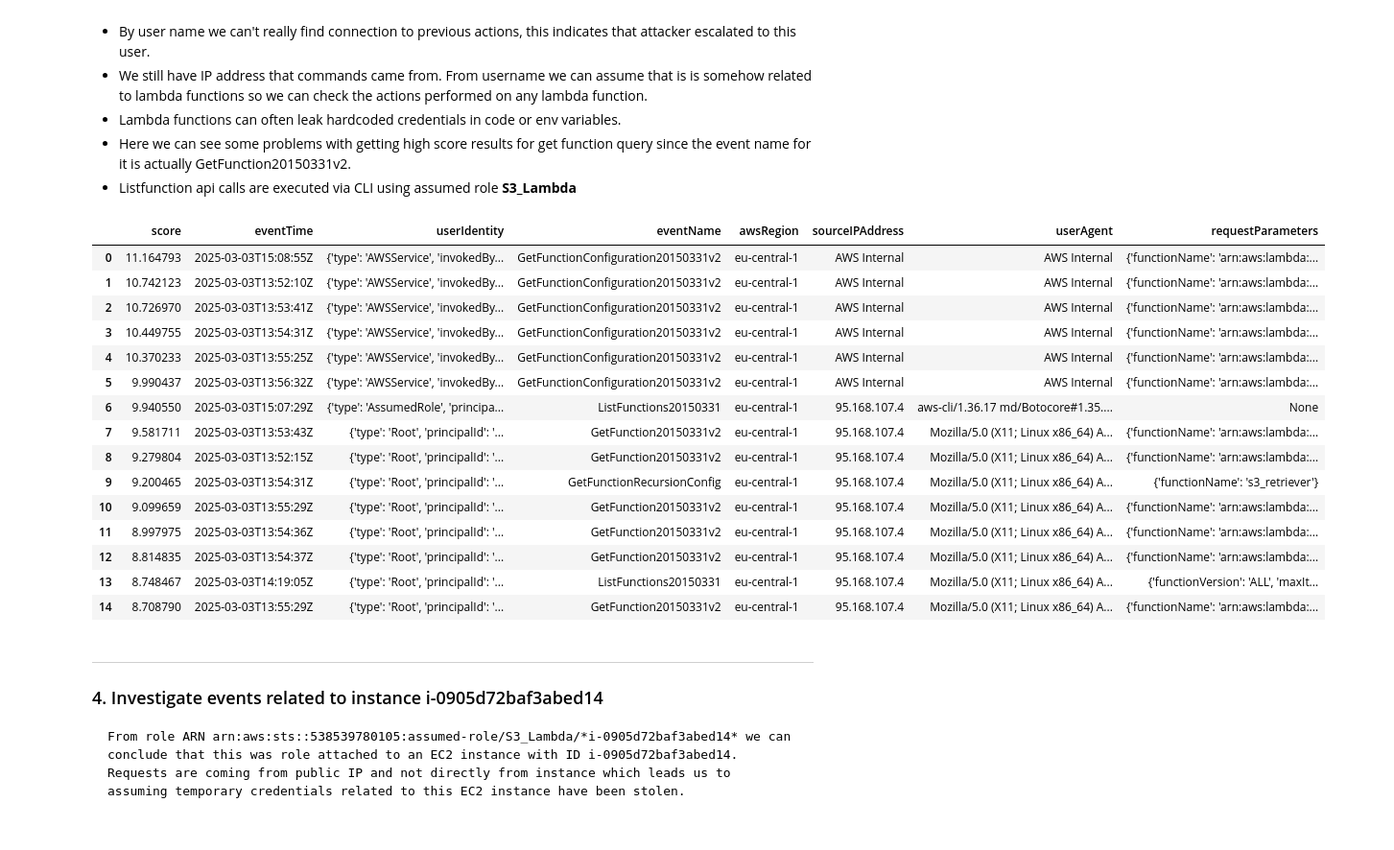
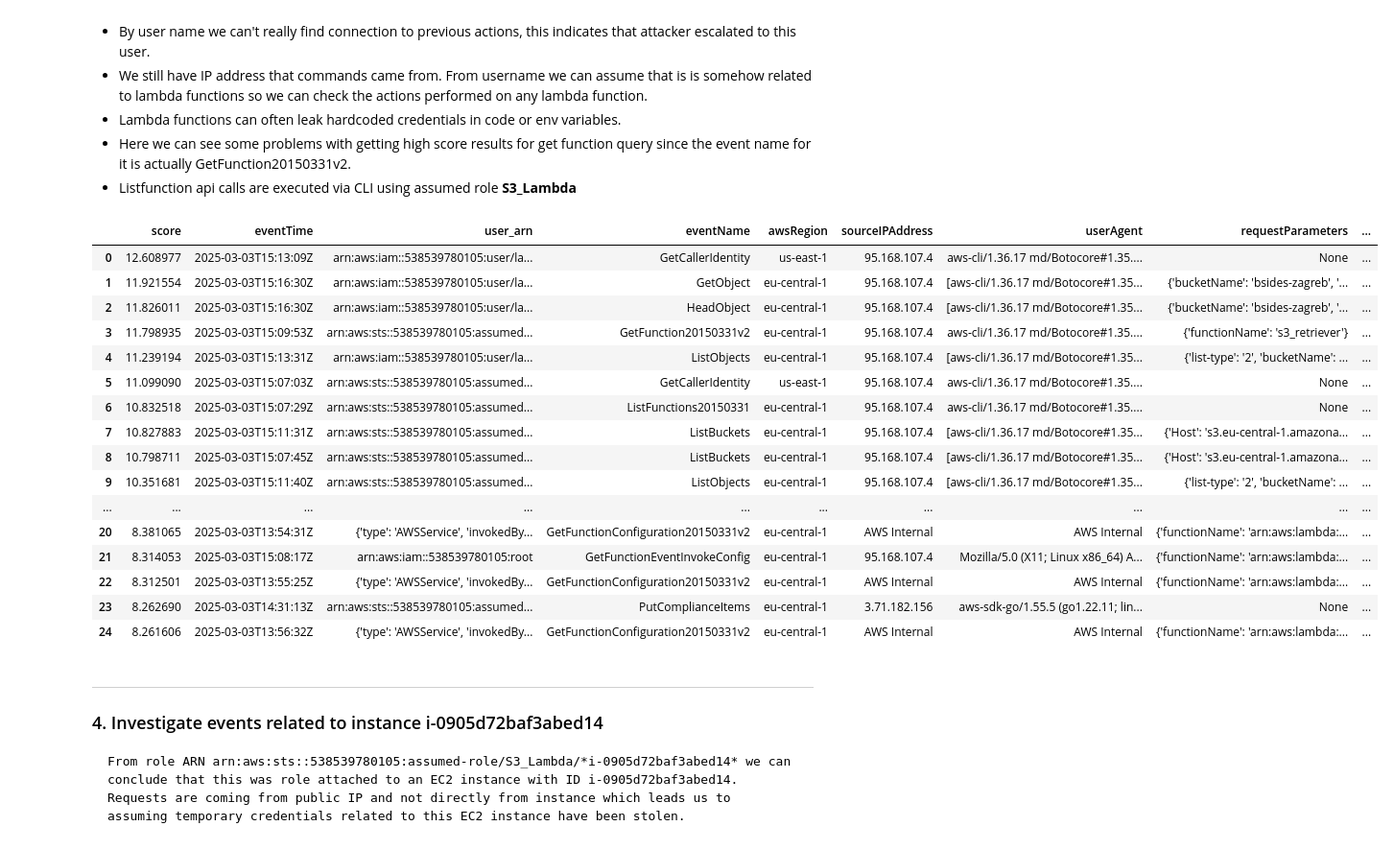
Before and after one commit to filipzag/vector-search-soc, a Jupyter notebook: vector-search-soc/vector_search_soc/vector_search_demo.ipynb, the cells around one changed output. Shown at 96% size. Saved outputs shown, nothing was run; the diff lists cells and outputs as text; code cells hidden in the pictures.

```diff
--- a/vector-search-soc/vector_search_soc/vector_search_demo.ipynb
+++ b/vector-search-soc/vector_search_soc/vector_search_demo.ipynb
@@ -90,7 +72,8 @@ display(df_cleaned)
 ---
     Here we can see the same query with sparse vector search using Elastics ELSER model. We get exact results ranked at top so we will continue with sparse vector search.
 # %%
-query = "get object from s3 bucket name bsides-zagreb"
+
+query = "get object from s3 bucket named bsides zagreb"
 #query = "download object from s3 bucket from public IP" results in top 5 and IP part doesn't make the difference
 
 response = client.search(
@@ -115,7 +98,8 @@ for hit in response["hits"]["hits"]:
     results.append(event_original)
 
 df_all = pd.DataFrame(results)
-df_cleaned= df_all[['score','eventTime','userIdentity', 'eventName', 'awsRegion', "sourceIPAddress", 'userAgent', 'requestParameters', 'resources']]
+df_all['user_arn'] = df_all['userIdentity'].apply(lambda x: x['arn'])
+df_cleaned= df_all[['score','eventTime','user_arn', 'eventName', 'awsRegion', "sourceIPAddress", 'userAgent', 'requestParameters', 'resources']]
 
 
 display(df_cleaned)
@@ -135,56 +119,62 @@ display(df_cleaned)
 - Here we can see some problems with getting high score results for get function query since the event name for it is actually GetFunction20150331v2.
 - Listfunction api calls are executed via CLI using assumed role **S3_Lambda**
 # %%
-query = "listfunctions"
 
-#query = "actions by user name lambda_s3_user from aws cli"
+
+query = "get lambda function user agent is botocore"
+
+#query = "actions from aws cli and source IP is 95.168.107.4" Bad results, doesn't really filter out stuff from this IP
+
+
 
 
 response = client.search(
     index=".ds-logs-aws.cloudtrail-default-2025.03.04-000016",
-    size=15,
+    size=25,
     query={
       "sparse_vector": {
         "field": "message_elser_v2",
-         "inference_id": ".elser_model_2_linux-x86_64_ingest",
+         "inference_id": ".elser_model_2_linux-x86_64",
           "query": query
 
   }
 },
 )
 
 results = []
 
 for hit in response["hits"]["hits"]:
 
     event_original = json.loads(hit["_source"]["event"]["original"])
     event_original['score'] = hit["_score"]
     results.append(event_original)
 
 
 df_all = pd.DataFrame(results)
-df_cleaned = df_all[['score','eventTime','userIdentity', 'eventName', 'awsRegion', "sourceIPAddress", 'userAgent', 'requestParameters']]
+df_all['user_arn'] = df_all['userIdentity'].apply(lambda x: x['arn'] if 'arn' in x.keys() else x)
+df_cleaned = df_all[['score','eventTime','user_arn', 'eventName', 'awsRegion', "sourceIPAddress", 'userAgent', 'requestParameters', "responseElements"]]
 
 pd.set_option('display.max_colwidth', None)
 
 display(df_cleaned)
 # %% [output]
-|  | score | eventTime | userIdentity | eventName | awsRegion | sourceIPAddress | userAgent | requestParameters |
-| 0 | 11.164793 | 2025-03-03T15:08:55Z | {'type': 'AWSService', 'invokedBy... | GetFunctionConfiguration20150331v2 | eu-central-1 | AWS Internal | AWS Internal | {'functionName': 'arn:aws:lambda:... |
-| 1 | 10.742123 | 2025-03-03T13:52:10Z | {'type': 'AWSService', 'invokedBy... | GetFunctionConfiguration20150331v2 | eu-central-1 | AWS Internal | AWS Internal | {'functionName': 'arn:aws:lambda:... |
-| 2 | 10.726970 | 2025-03-03T13:53:41Z | {'type': 'AWSService', 'invokedBy... | GetFunctionConfiguration20150331v2 | eu-central-1 | AWS Internal | AWS Internal | {'functionName': 'arn:aws:lambda:... |
-| 3 | 10.449755 | 2025-03-03T13:54:31Z | {'type': 'AWSService', 'invokedBy... | GetFunctionConfiguration20150331v2 | eu-central-1 | AWS Internal | AWS Internal | {'functionName': 'arn:aws:lambda:... |
-| 4 | 10.370233 | 2025-03-03T13:55:25Z | {'type': 'AWSService', 'invokedBy... | GetFunctionConfiguration20150331v2 | eu-central-1 | AWS Internal | AWS Internal | {'functionName': 'arn:aws:lambda:... |
-| 5 | 9.990437 | 2025-03-03T13:56:32Z | {'type': 'AWSService', 'invokedBy... | GetFunctionConfiguration20150331v2 | eu-central-1 | AWS Internal | AWS Internal | {'functionName': 'arn:aws:lambda:... |
-| 6 | 9.940550 | 2025-03-03T15:07:29Z | {'type': 'AssumedRole', 'principa... | ListFunctions20150331 | eu-central-1 | 95.168.107.4 | aws-cli/1.36.17 md/Botocore#1.35.... | None |
-| 7 | 9.581711 | 2025-03-03T13:53:43Z | {'type': 'Root', 'principalId': '... | GetFunction20150331v2 | eu-central-1 | 95.168.107.4 | Mozilla/5.0 (X11; Linux x86_64) A... | {'functionName': 'arn:aws:lambda:... |
-| 8 | 9.279804 | 2025-03-03T13:52:15Z | {'type': 'Root', 'principalId': '... | GetFunction20150331v2 | eu-central-1 | 95.168.107.4 | Mozilla/5.0 (X11; Linux x86_64) A... | {'functionName': 'arn:aws:lambda:... |
-| 9 | 9.200465 | 2025-03-03T13:54:31Z | {'type': 'Root', 'principalId': '... | GetFunctionRecursionConfig | eu-central-1 | 95.168.107.4 | Mozilla/5.0 (X11; Linux x86_64) A... | {'functionName': 's3_retriever'} |
-| 10 | 9.099659 | 2025-03-03T13:55:29Z | {'type': 'Root', 'principalId': '... | GetFunction20150331v2 | eu-central-1 | 95.168.107.4 | Mozilla/5.0 (X11; Linux x86_64) A... | {'functionName': 'arn:aws:lambda:... |
-| 11 | 8.997975 | 2025-03-03T13:54:36Z | {'type': 'Root', 'principalId': '... | GetFunction20150331v2 | eu-central-1 | 95.168.107.4 | Mozilla/5.0 (X11; Linux x86_64) A... | {'functionName': 'arn:aws:lambda:... |
-| 12 | 8.814835 | 2025-03-03T13:54:37Z | {'type': 'Root', 'principalId': '... | GetFunction20150331v2 | eu-central-1 | 95.168.107.4 | Mozilla/5.0 (X11; Linux x86_64) A... | {'functionName': 'arn:aws:lambda:... |
-| 13 | 8.748467 | 2025-03-03T14:19:05Z | {'type': 'Root', 'principalId': '... | ListFunctions20150331 | eu-central-1 | 95.168.107.4 | Mozilla/5.0 (X11; Linux x86_64) A... | {'functionVersion': 'ALL', 'maxIt... |
-| 14 | 8.708790 | 2025-03-03T13:55:29Z | {'type': 'Root', 'principalId': '... | GetFunction20150331v2 | eu-central-1 | 95.168.107.4 | Mozilla/5.0 (X11; Linux x86_64) A... | {'functionName': 'arn:aws:lambda:... |
+|  | score | eventTime | user_arn | eventName | awsRegion | sourceIPAddress | userAgent | requestParameters | ... |
+| 0 | 12.608977 | 2025-03-03T15:13:09Z | arn:aws:iam::538539780105:user/la... | GetCallerIdentity | us-east-1 | 95.168.107.4 | aws-cli/1.36.17 md/Botocore#1.35.... | None | ... |
+| 1 | 11.921554 | 2025-03-03T15:16:30Z | arn:aws:iam::538539780105:user/la... | GetObject | eu-central-1 | 95.168.107.4 | [aws-cli/1.36.17 md/Botocore#1.35... | {'bucketName': 'bsides-zagreb', '... | ... |
+| 2 | 11.826011 | 2025-03-03T15:16:30Z | arn:aws:iam::538539780105:user/la... | HeadObject | eu-central-1 | 95.168.107.4 | [aws-cli/1.36.17 md/Botocore#1.35... | {'bucketName': 'bsides-zagreb', '... | ... |
+| 3 | 11.798935 | 2025-03-03T15:09:53Z | arn:aws:sts::538539780105:assumed... | GetFunction20150331v2 | eu-central-1 | 95.168.107.4 | aws-cli/1.36.17 md/Botocore#1.35.... | {'functionName': 's3_retriever'} | ... |
+| 4 | 11.239194 | 2025-03-03T15:13:31Z | arn:aws:iam::538539780105:user/la... | ListObjects | eu-central-1 | 95.168.107.4 | [aws-cli/1.36.17 md/Botocore#1.35... | {'list-type': '2', 'bucketName': ... | ... |
+| 5 | 11.099090 | 2025-03-03T15:07:03Z | arn:aws:sts::538539780105:assumed... | GetCallerIdentity | us-east-1 | 95.168.107.4 | aws-cli/1.36.17 md/Botocore#1.35.... | None | ... |
+| 6 | 10.832518 | 2025-03-03T15:07:29Z | arn:aws:sts::538539780105:assumed... | ListFunctions20150331 | eu-central-1 | 95.168.107.4 | aws-cli/1.36.17 md/Botocore#1.35.... | None | ... |
+| 7 | 10.827883 | 2025-03-03T15:11:31Z | arn:aws:sts::538539780105:assumed... | ListBuckets | eu-central-1 | 95.168.107.4 | [aws-cli/1.36.17 md/Botocore#1.35... | {'Host': 's3.eu-central-1.amazona... | ... |
+| 8 | 10.798711 | 2025-03-03T15:07:45Z | arn:aws:sts::538539780105:assumed... | ListBuckets | eu-central-1 | 95.168.107.4 | [aws-cli/1.36.17 md/Botocore#1.35... | {'Host': 's3.eu-central-1.amazona... | ... |
+| 9 | 10.351681 | 2025-03-03T15:11:40Z | arn:aws:sts::538539780105:assumed... | ListObjects | eu-central-1 | 95.168.107.4 | [aws-cli/1.36.17 md/Botocore#1.35... | {'list-type': '2', 'bucketName': ... | ... |
+| ... | ... | ... | ... | ... | ... | ... | ... | ... | ... |
+| 20 | 8.381065 | 2025-03-03T13:54:31Z | {'type': 'AWSService', 'invokedBy... | GetFunctionConfiguration20150331v2 | eu-central-1 | AWS Internal | AWS Internal | {'functionName': 'arn:aws:lambda:... | ... |
+| 21 | 8.314053 | 2025-03-03T15:08:17Z | arn:aws:iam::538539780105:root | GetFunctionEventInvokeConfig | eu-central-1 | 95.168.107.4 | Mozilla/5.0 (X11; Linux x86_64) A... | {'functionName': 'arn:aws:lambda:... | ... |
+| 22 | 8.312501 | 2025-03-03T13:55:25Z | {'type': 'AWSService', 'invokedBy... | GetFunctionConfiguration20150331v2 | eu-central-1 | AWS Internal | AWS Internal | {'functionName': 'arn:aws:lambda:... | ... |
+| 23 | 8.262690 | 2025-03-03T14:31:13Z | arn:aws:sts::538539780105:assumed... | PutComplianceItems | eu-central-1 | 3.71.182.156 | aws-sdk-go/1.55.5 (go1.22.11; lin... | None | ... |
+| 24 | 8.261606 | 2025-03-03T13:56:32Z | {'type': 'AWSService', 'invokedBy... | GetFunctionConfiguration20150331v2 | eu-central-1 | AWS Internal | AWS Internal | {'functionName': 'arn:aws:lambda:... | ... |
 # %% [markdown]
 ---
 ### 4. Investigate events related to instance i-0905d72baf3abed14
```
Also changed, not shown: parts of 6 cells of this notebook.
